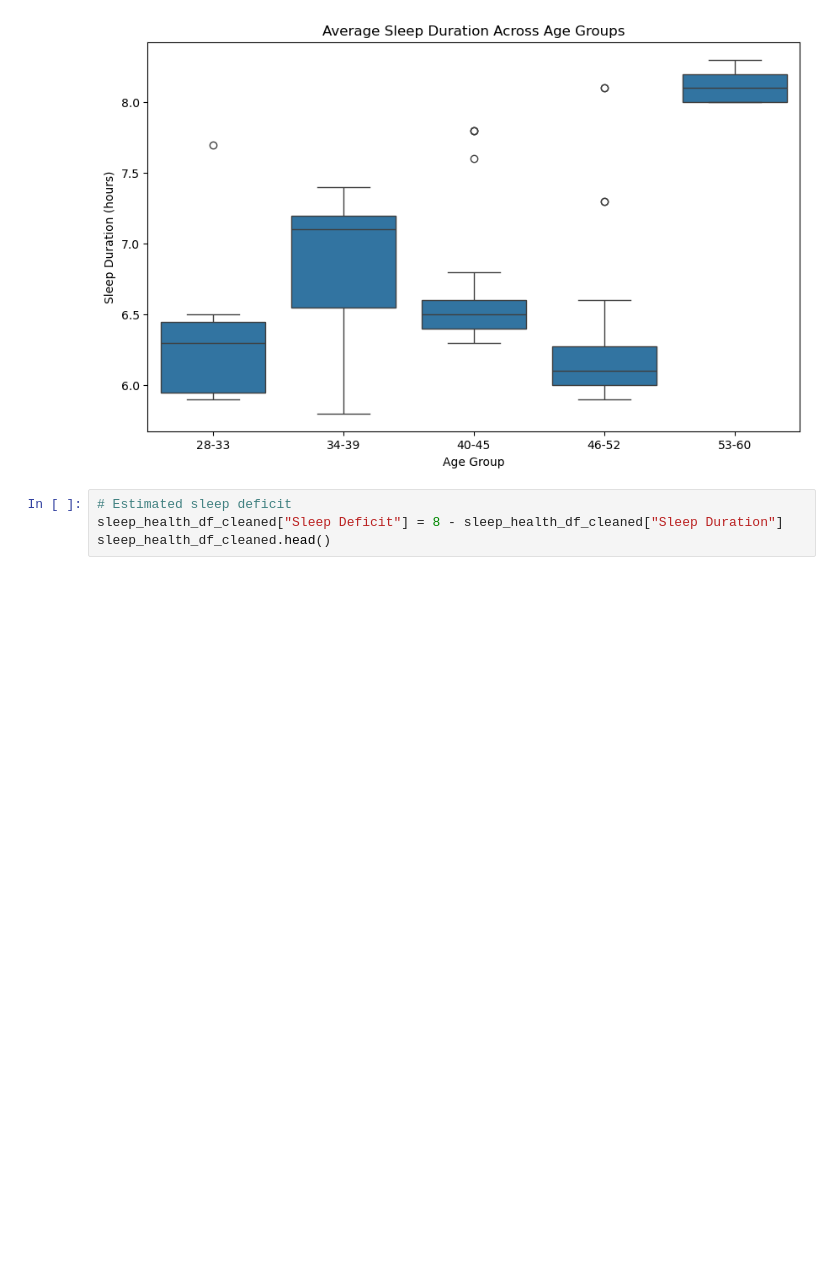
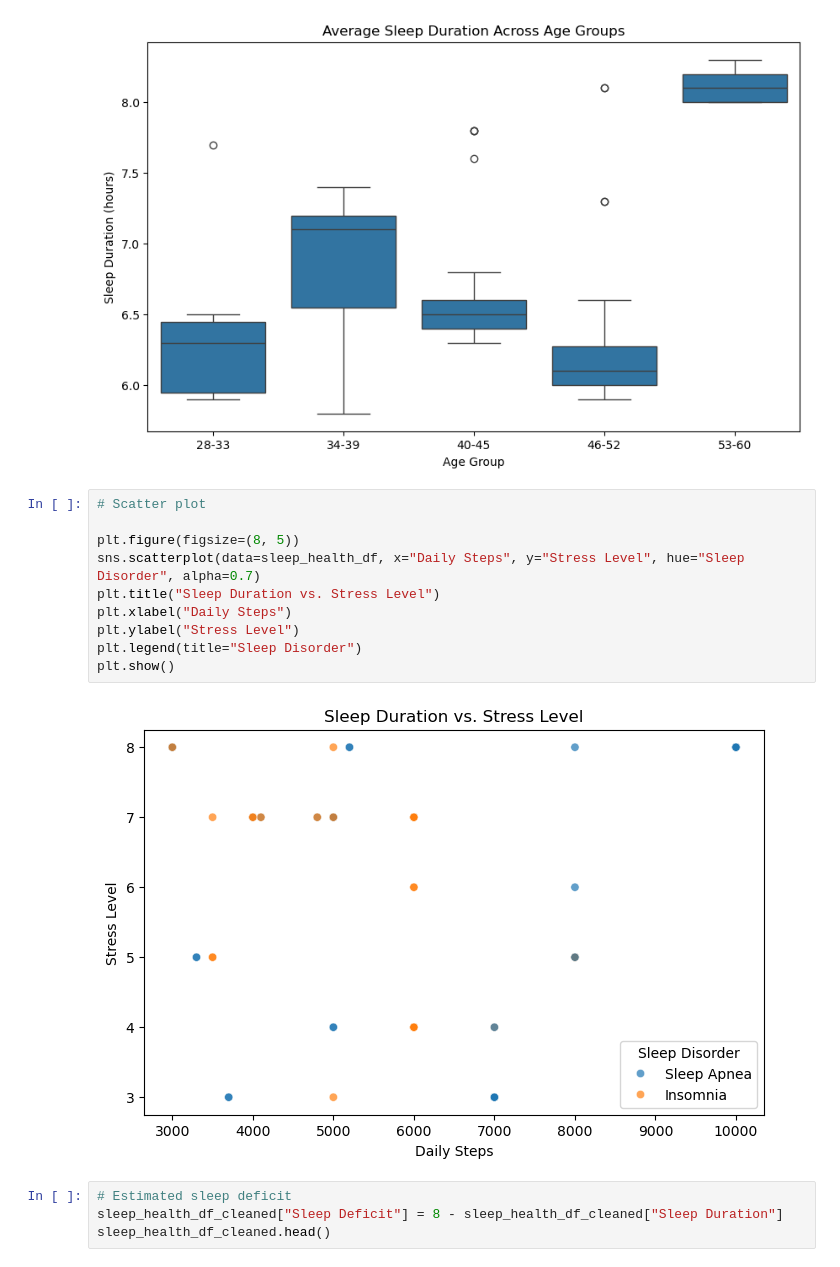
Before and after one commit to jananaum7/Sleep-Health-Lifestyle, a Jupyter notebook: Sleep_health_and_lifestyle_dataset.ipynb, the cells around one changed output. Drawn from its saved outputs; the diff is of its cells as text; blank space fills up the shorter version.

```diff
--- a/Sleep_health_and_lifestyle_dataset.ipynb
+++ b/Sleep_health_and_lifestyle_dataset.ipynb
@@ -166,6 +147,18 @@ plt.ylabel("Sleep Duration (hours)")
 plt.show()
 # %% [output]
 [figure]
+# %%
+# Scatter plot
+
+plt.figure(figsize=(8, 5))
+sns.scatterplot(data=sleep_health_df, x="Daily Steps", y="Stress Level", hue="Sleep Disorder", alpha=0.7)
+plt.title("Sleep Duration vs. Stress Level")
+plt.xlabel("Daily Steps")
+plt.ylabel("Stress Level")
+plt.legend(title="Sleep Disorder")
+plt.show()
+# %% [output]
+[figure, added]
 # %%
 # Estimated sleep deficit
 sleep_health_df_cleaned["Sleep Deficit"] = 8 - sleep_health_df_cleaned["Sleep Duration"]
```
Also changed, not shown: parts of 3 cells of this notebook.
